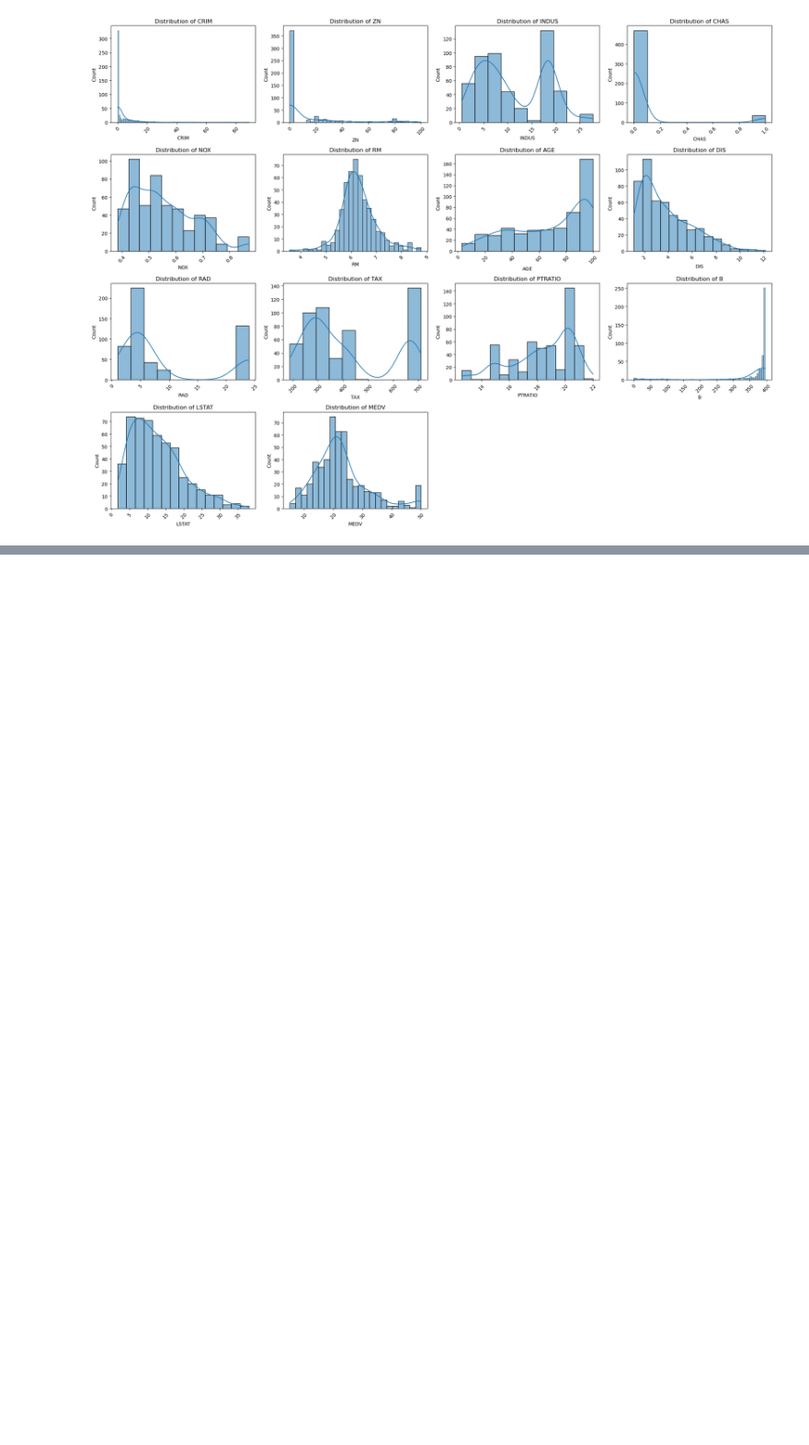
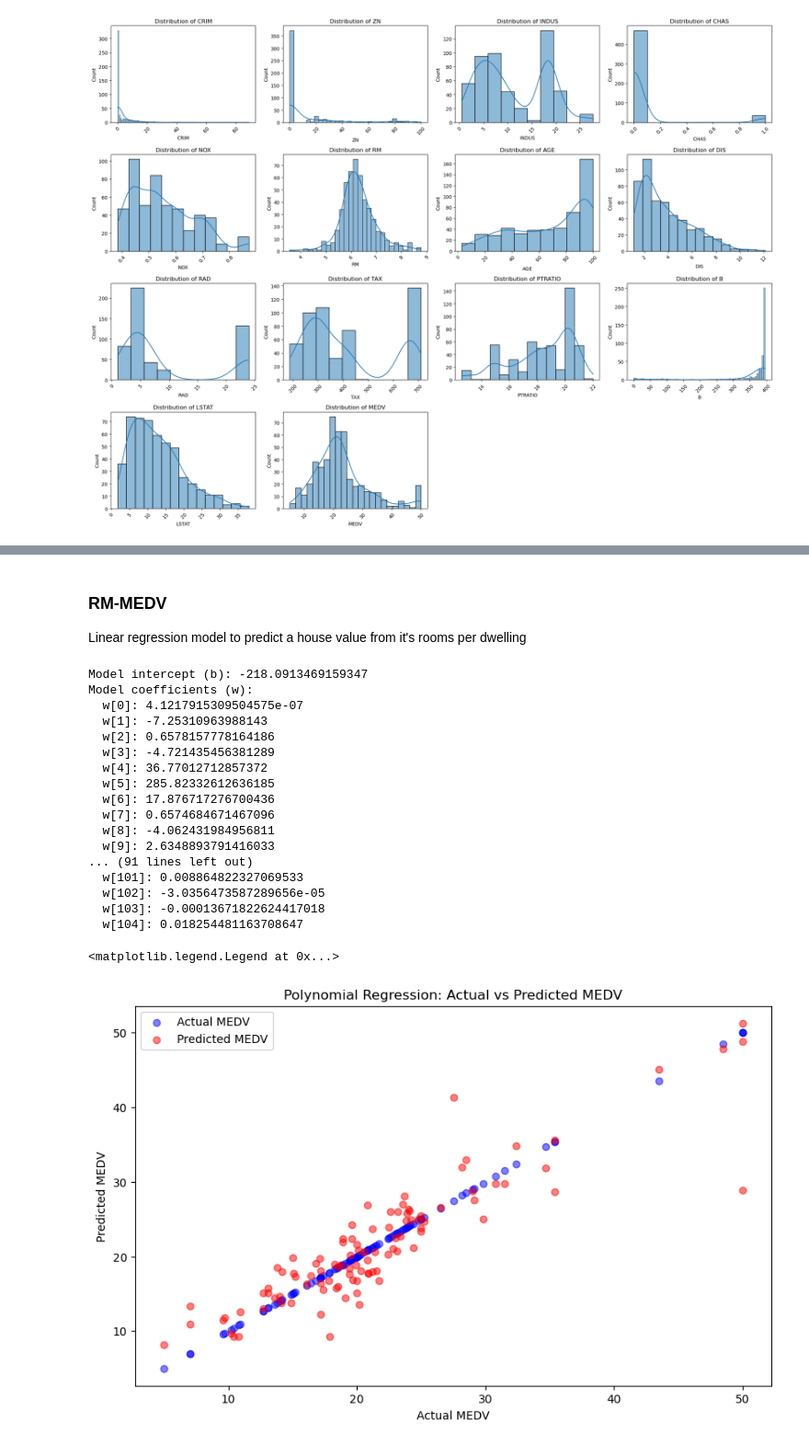
Before and after one commit to alejandropdev/house_pricing_regression, a Jupyter notebook: house_pricing.ipynb, the cells around one changed output, grey strips where cells are left out. Shown at 92% size. Drawn from its saved outputs; the diff is of its cells as text; code cells hidden in the pictures; blank space fills up the shorter version.

Commit message:
feat: complete first polynomial regression model

```diff
--- a/house_pricing.ipynb
+++ b/house_pricing.ipynb
@@ -189,0 +226,8 @@ plt.show()
+# %%
+y = df_hp['MEDV']
+x = df_hp.drop(columns=['MEDV'])
+
+print('Target variable (MEDV):')
+print(y.head())
+print('\nFeatures:')
+print(x.head())
@@ -189,0 +252,10 @@ plt.show()
+# %%
+x_train, x_test, y_train, y_test = train_test_split(x, y, test_size=0.2, random_state=42)
+
+# Show the split
+print("\nTraining set:")
+print(f"X_train shape: {x_train.shape}")
+print(f"y_train shape: {y_train.shape}")
+
+print("\nTesting set:")
+print(f"X_test shape: {x_test.shape}")
@@ -189,0 +269,61 @@ plt.show()
+# %% [markdown]
+### RM-MEDV
+Linear regression model to predict a house value from it's rooms per dwelling
+# %%
+from sklearn.preprocessing import PolynomialFeatures
+from sklearn.linear_model import LinearRegression
+from sklearn.pipeline import make_pipeline
+
+# Create a polynomial regression model of degree 2
+poly_degree = 2
+poly_model = make_pipeline(PolynomialFeatures(degree=poly_degree), LinearRegression())
+
+# Fit the model to the training data
+poly_model.fit(x_train, y_train)
+
+# Show model information
+linreg = poly_model.named_steps['linearregression']
+coefs = linreg.coef_
+intercept = linreg.intercept_
+
+print("Model intercept (b):", intercept)
+print("Model coefficients (w):")
+for i, coef in enumerate(coefs):
+    print(f"  w[{i}]: {coef}")
+
+# Make predictions on the test set
+y_pred = poly_model.predict(x_test)
+
+# Calculate the R-squared score
+r2_score(y_test, y_pred)
+
+# Plot the results
+plt.figure(figsize=(10, 6))
+# Plot actual values as blue dots along the y=x line
+plt.scatter(y_test, y_test, color='blue', alpha=0.5, label='Actual MEDV')
+# Plot predicted values as red dots at (y_test, y_pred)
+plt.scatter(y_test, y_pred, color='red', alpha=0.5, label='Predicted MEDV')
+plt.xlabel('Actual MEDV')
+plt.ylabel('Predicted MEDV')
+plt.title('Polynomial Regression: Actual vs Predicted MEDV')
+plt.legend()
+# %% [output]
+Model intercept (b): -218.0913469159347
+Model coefficients (w):
+  w[0]: 4.1217915309504575e-07
+  w[1]: -7.25310963988143
+  w[2]: 0.6578157778164186
+  w[3]: -4.721435456381289
+  w[4]: 36.77012712857372
+  w[5]: 285.82332612636185
+  w[6]: 17.876717276700436
+  w[7]: 0.6574684671467096
+  w[8]: -4.062431984956811
+  w[9]: 2.6348893791416033
+... (91 lines left out)
+  w[101]: 0.008864822327069533
+  w[102]: -3.0356473587289656e-05
+  w[103]: -0.00013671822624417018
+  w[104]: 0.018254481163708647
+<matplotlib.legend.Legend at 0x...>
+[figure, added]
```
Also changed, not shown: parts of 9 cells of this notebook.
